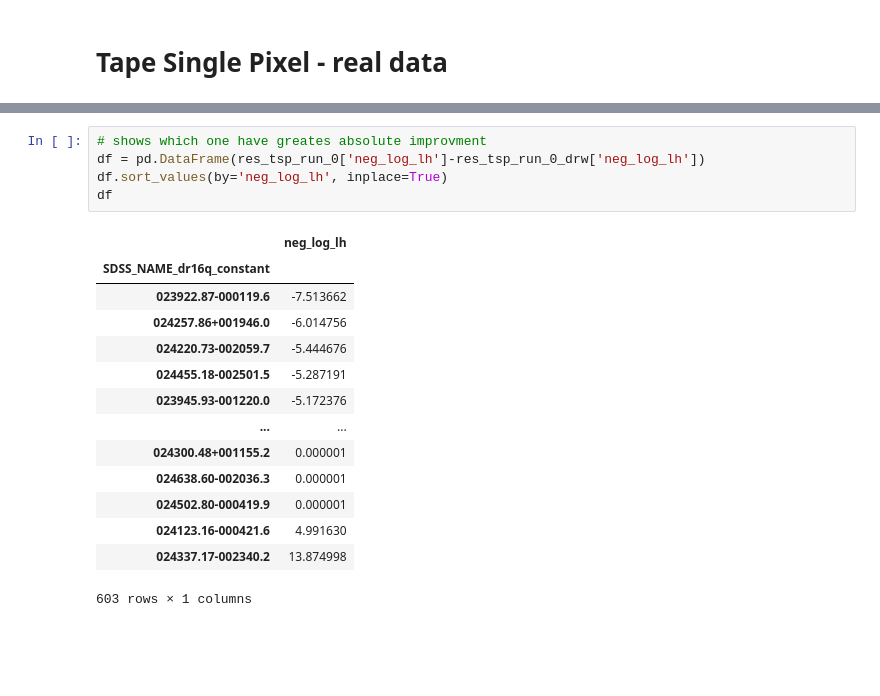
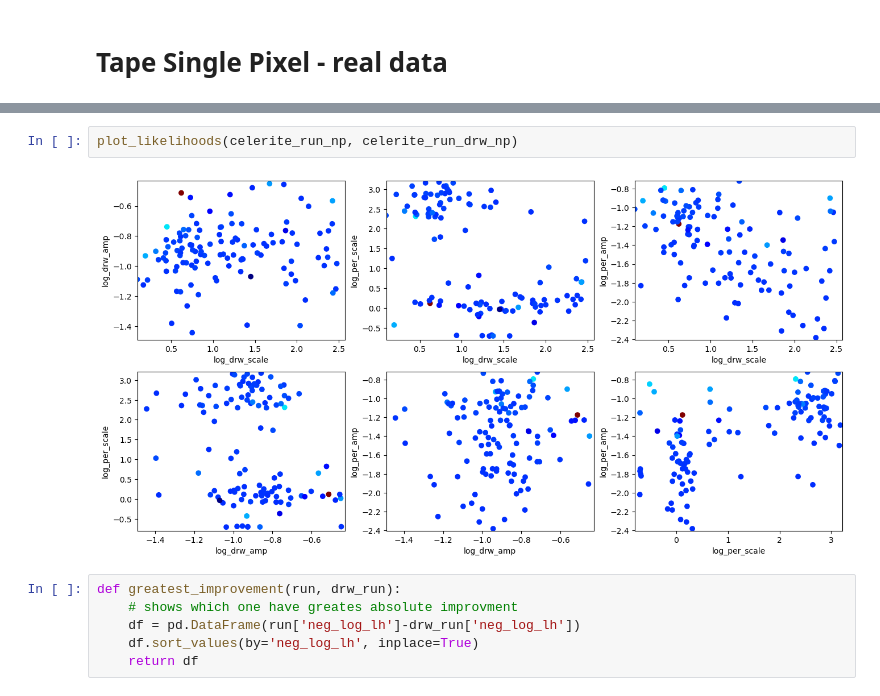
Before and after one commit to lincc-frameworks/notebooks_lf, a Jupyter notebook: PeriodDrw/Analyze.ipynb, the cells around one changed output, grey strips where cells are left out. Saved outputs shown, nothing was run; the diff lists cells and outputs as text; blank space fills up the shorter version.

```diff
--- a/PeriodDrw/Analyze.ipynb
+++ b/PeriodDrw/Analyze.ipynb
@@ -117,20 +124,10 @@ plt.plot((res[:,0]-res_drw[:,0])/res_drw[:,0])
+# %%
+plot_likelihoods(celerite_run_np, celerite_run_drw_np)
+# %% [output]
+[figure, added]
 # %%
-# shows which one have greates absolute improvment
-df = pd.DataFrame(res_tsp_run_0['neg_log_lh']-res_tsp_run_0_drw['neg_log_lh'])
-df.sort_values(by='neg_log_lh', inplace=True)
-df
+def greatest_improvement(run, drw_run):
+    # shows which one have greates absolute improvment
+    df = pd.DataFrame(run['neg_log_lh']-drw_run['neg_log_lh'])
+    df.sort_values(by='neg_log_lh', inplace=True)
+    return df
-# %% [output]
-|  | neg_log_lh |
-| SDSS_NAME_dr16q_constant |  |
-| 023922.87-000119.6 | -7.513662 |
-| 024257.86+001946.0 | -6.014756 |
-| 024220.73-002059.7 | -5.444676 |
-| 024455.18-002501.5 | -5.287191 |
-| 023945.93-001220.0 | -5.172376 |
-| ... | ... |
-| 024300.48+001155.2 | 0.000001 |
-| 024638.60-002036.3 | 0.000001 |
-| 024502.80-000419.9 | 0.000001 |
-| 024123.16-000421.6 | 4.991630 |
-| 024337.17-002340.2 | 13.874998 |
-603 rows × 1 columns
```
Also changed, not shown: parts of 7 cells of this notebook, 2 other files.
